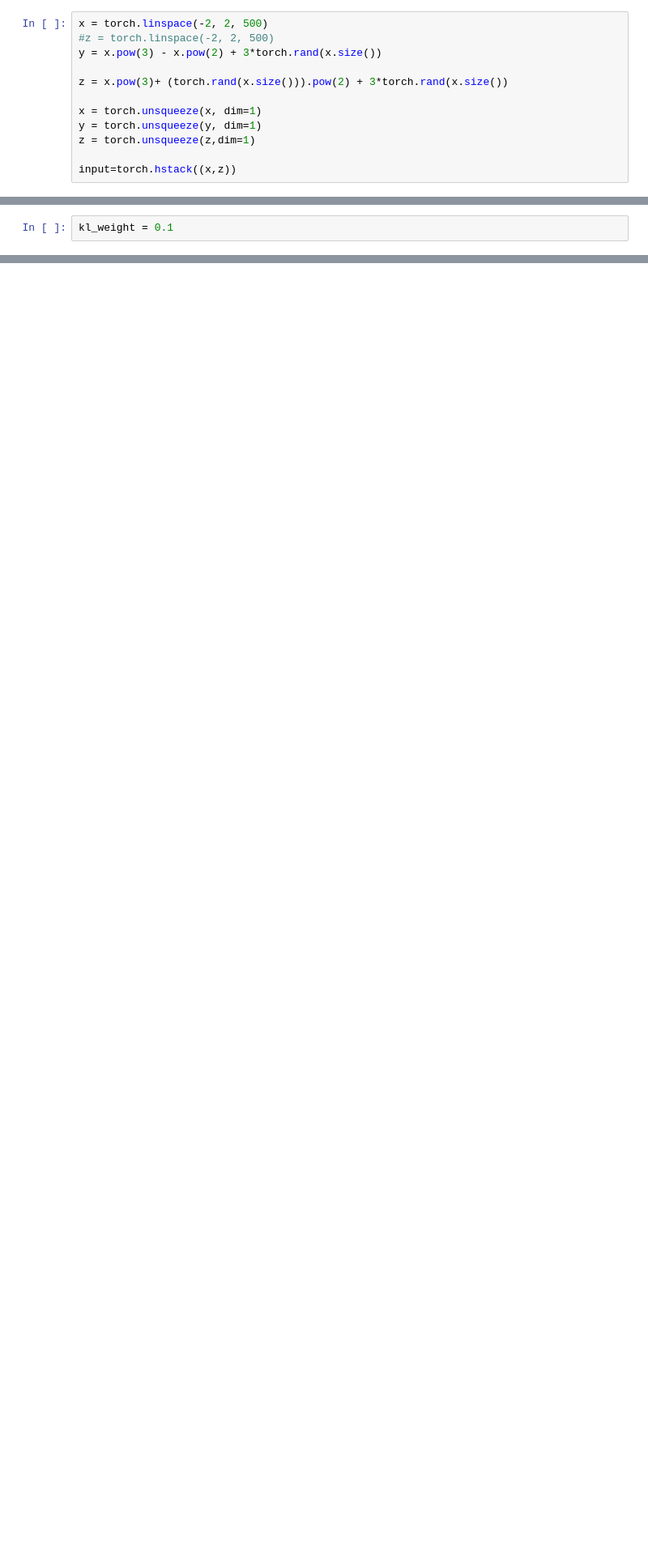
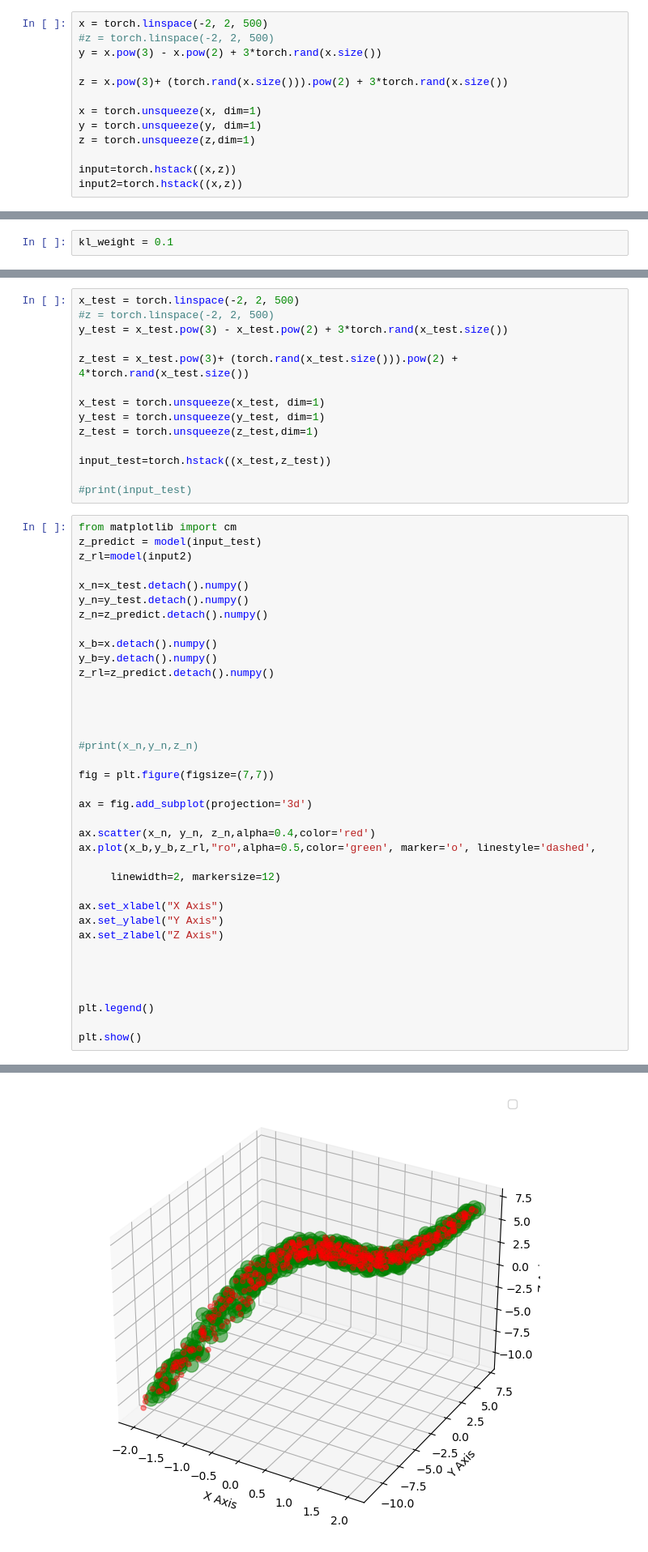
Before and after one commit to Ata-gith/CS550, a Jupyter notebook: bnn.ipynb, the cells around one changed output, grey strips where cells are left out. Shown at 81% size. Cells and saved outputs as stored; diff of their text form; blank space fills up the shorter version.

```diff
--- a/bnn.ipynb
+++ b/bnn.ipynb
@@ -23,6 +23,7 @@ y = torch.unsqueeze(y, dim=1)
 z = torch.unsqueeze(z,dim=1)
 
 input=torch.hstack((x,z))
+input2=torch.hstack((x,z))
 # %%
 #2 layer BNN
 num_features = 2
@@ -102,0 +104,52 @@ Text(0.5, 1.0, 'Moving STD of MSE')
+# %%
+x_test = torch.linspace(-2, 2, 500)
+#z = torch.linspace(-2, 2, 500)
+y_test = x_test.pow(3) - x_test.pow(2) + 3*torch.rand(x_test.size())
+
+z_test = x_test.pow(3)+ (torch.rand(x_test.size())).pow(2) + 4*torch.rand(x_test.size())
+
+x_test = torch.unsqueeze(x_test, dim=1)
+y_test = torch.unsqueeze(y_test, dim=1)
+z_test = torch.unsqueeze(z_test,dim=1)
+
+input_test=torch.hstack((x_test,z_test))
+
+#print(input_test)
+# %%
+from matplotlib import cm
+z_predict = model(input_test)
+z_rl=model(input2)
+
+x_n=x_test.detach().numpy()
+y_n=y_test.detach().numpy()
+z_n=z_predict.detach().numpy()
+
+x_b=x.detach().numpy()
+y_b=y.detach().numpy()
+z_rl=z_predict.detach().numpy()
+
+
+
+
+#print(x_n,y_n,z_n)
+
+fig = plt.figure(figsize=(7,7))
+
+ax = fig.add_subplot(projection='3d')
+
+ax.scatter(x_n, y_n, z_n,alpha=0.4,color='red')
+ax.plot(x_b,y_b,z_rl,"ro",alpha=0.5,color='green', marker='o', linestyle='dashed',
+
+     linewidth=2, markersize=12)
+
+ax.set_xlabel("X Axis")
+ax.set_ylabel("Y Axis")
+ax.set_zlabel("Z Axis")
+
+
+
+
+plt.legend()
+
+plt.show()
+# %% [output]
@@ -102,0 +157 @@ Text(0.5, 1.0, 'Moving STD of MSE')
+[figure, added]
```
Also changed, not shown: parts of 4 cells of this notebook.
